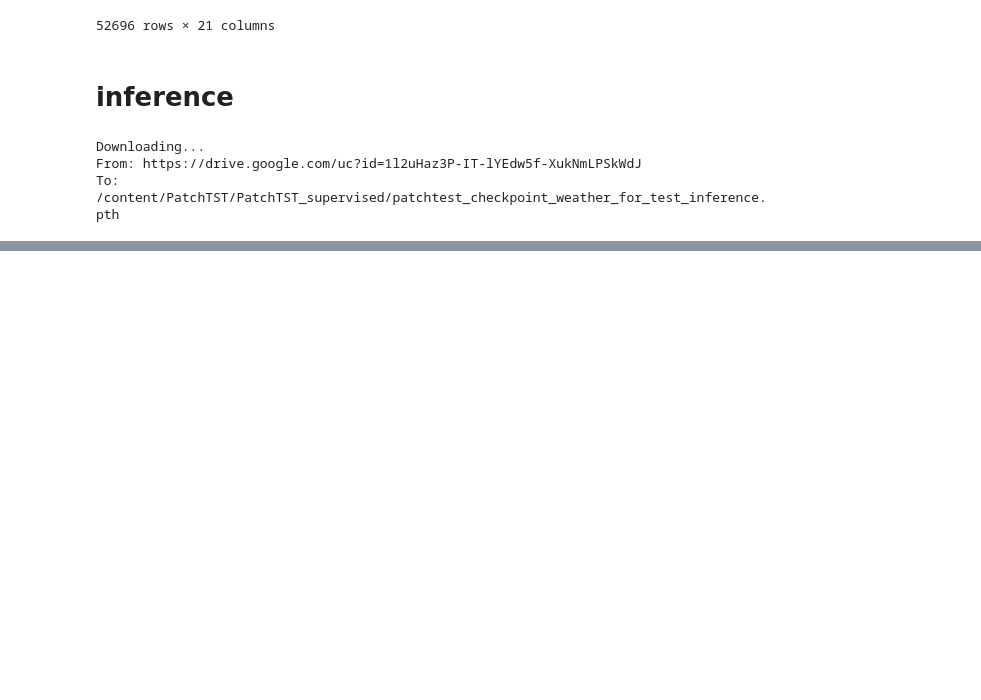
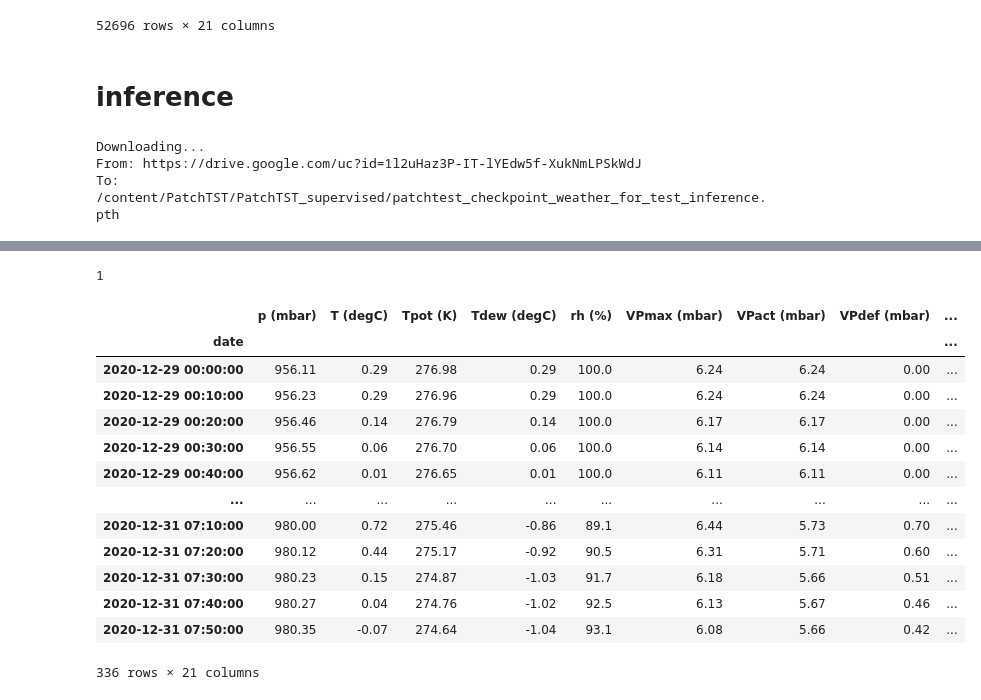
Before and after one commit to syunar/PatchTST, a Jupyter notebook: inference_patchtst.ipynb, the cells around one changed output, grey strips where cells are left out. Drawn from its saved outputs; the diff is of its cells as text; code cells hidden in the pictures; blank space fills up the shorter version.

```diff
--- a/inference_patchtst.ipynb
+++ b/inference_patchtst.ipynb
@@ -214,0 +554,21 @@ args.config()
+# %%
+len(data_set)
+# %% [output]
+1
+# %%
+data.loc['2020-12-29':].iloc[:336]
+# %% [output]
+|  | p (mbar) | T (degC) | Tpot (K) | Tdew (degC) | rh (%) | VPmax (mbar) | VPact (mbar) | VPdef (mbar) | ... |
+| date |  |  |  |  |  |  |  |  | ... |
+| 2020-12-29 00:00:00 | 956.11 | 0.29 | 276.98 | 0.29 | 100.0 | 6.24 | 6.24 | 0.00 | ... |
+| 2020-12-29 00:10:00 | 956.23 | 0.29 | 276.96 | 0.29 | 100.0 | 6.24 | 6.24 | 0.00 | ... |
+| 2020-12-29 00:20:00 | 956.46 | 0.14 | 276.79 | 0.14 | 100.0 | 6.17 | 6.17 | 0.00 | ... |
+| 2020-12-29 00:30:00 | 956.55 | 0.06 | 276.70 | 0.06 | 100.0 | 6.14 | 6.14 | 0.00 | ... |
+| 2020-12-29 00:40:00 | 956.62 | 0.01 | 276.65 | 0.01 | 100.0 | 6.11 | 6.11 | 0.00 | ... |
+| ... | ... | ... | ... | ... | ... | ... | ... | ... | ... |
+| 2020-12-31 07:10:00 | 980.00 | 0.72 | 275.46 | -0.86 | 89.1 | 6.44 | 5.73 | 0.70 | ... |
+| 2020-12-31 07:20:00 | 980.12 | 0.44 | 275.17 | -0.92 | 90.5 | 6.31 | 5.71 | 0.60 | ... |
+| 2020-12-31 07:30:00 | 980.23 | 0.15 | 274.87 | -1.03 | 91.7 | 6.18 | 5.66 | 0.51 | ... |
+| 2020-12-31 07:40:00 | 980.27 | 0.04 | 274.76 | -1.02 | 92.5 | 6.13 | 5.67 | 0.46 | ... |
+| 2020-12-31 07:50:00 | 980.35 | -0.07 | 274.64 | -1.04 | 93.1 | 6.08 | 5.66 | 0.42 | ... |
+336 rows × 21 columns
```
Also changed, not shown: parts of 22 cells of this notebook.
